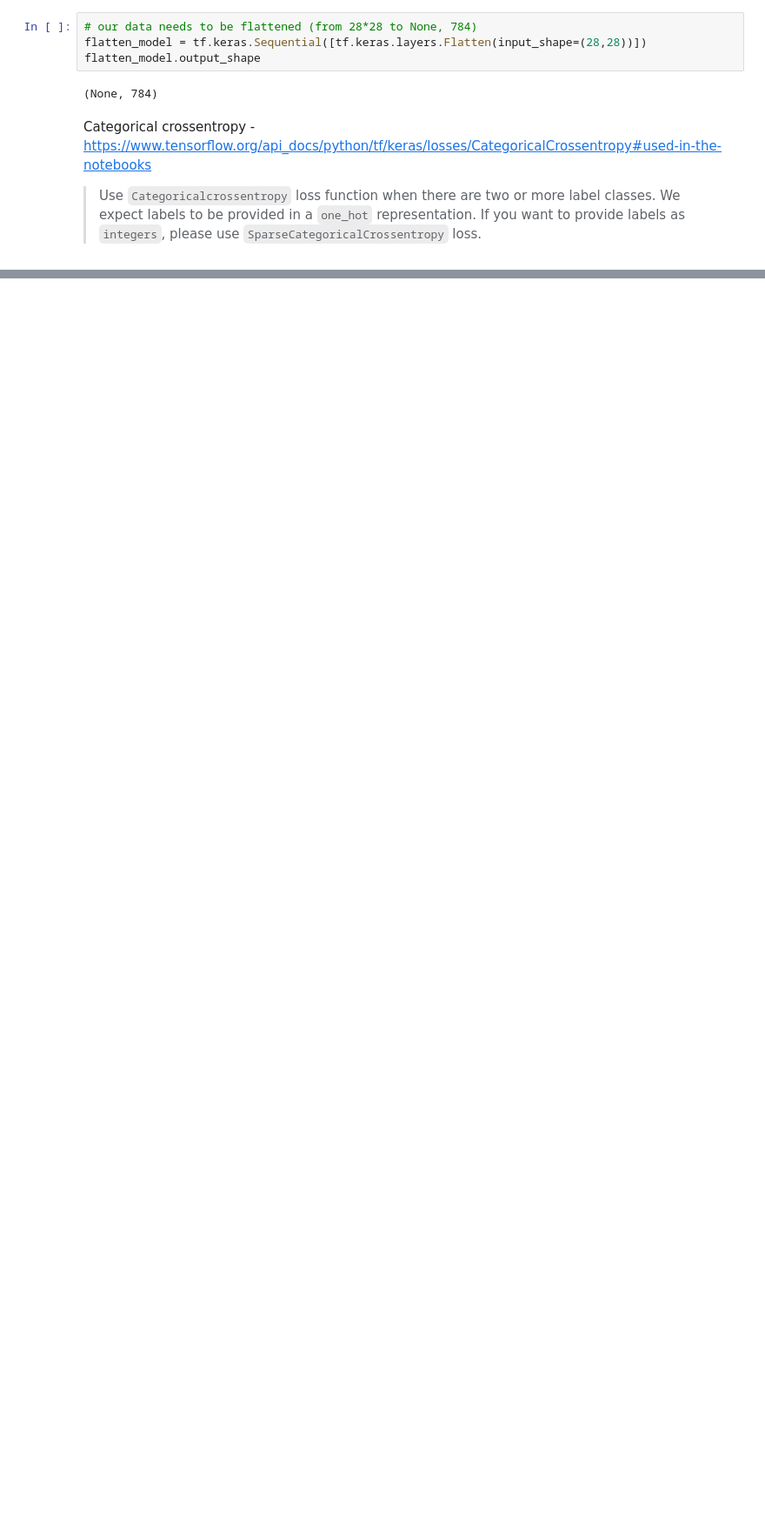
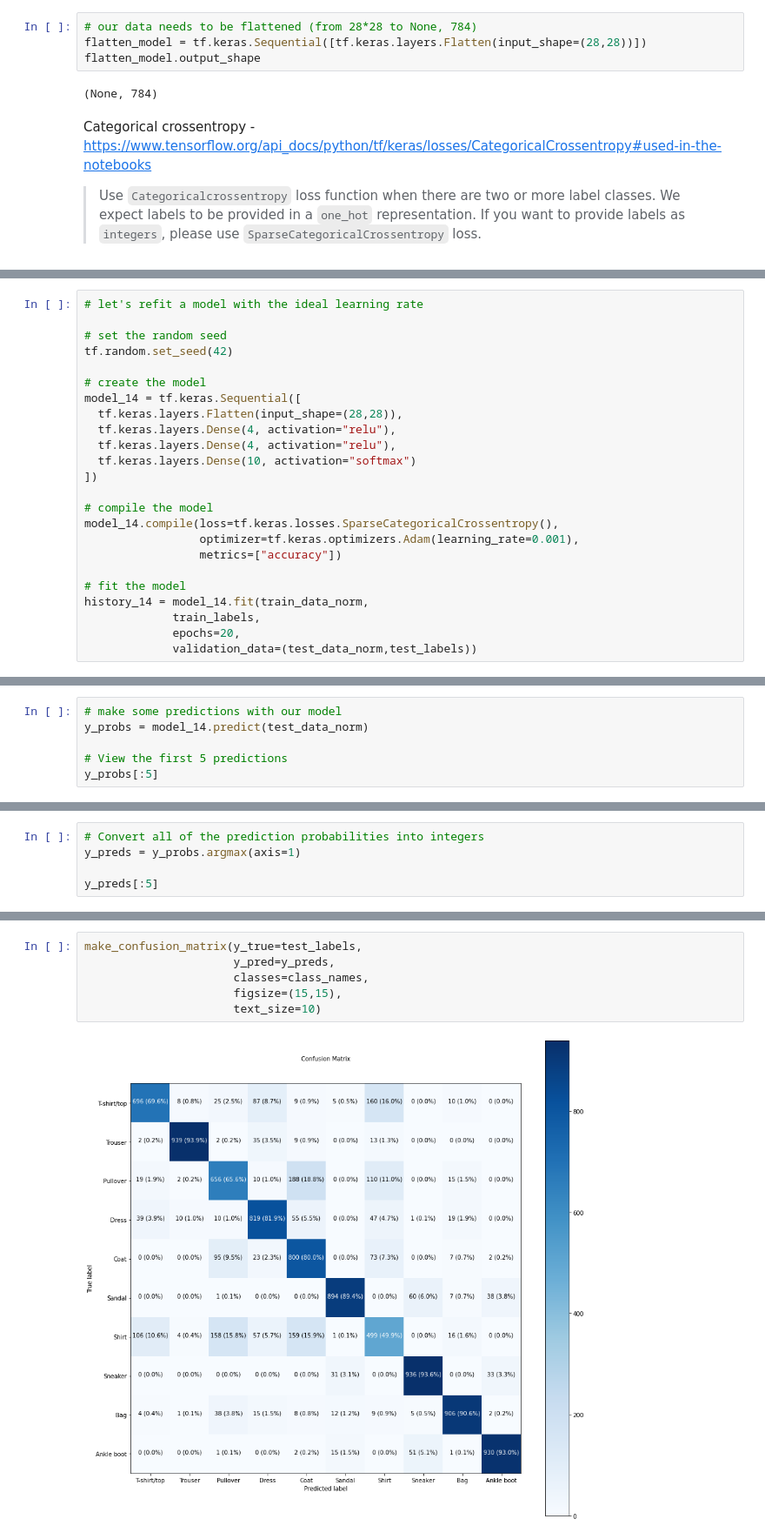
Before and after one commit to shaluc04/tensorflow-for-deeplearning, a Jupyter notebook: 02_neural_network_classification_with_tensorflow.ipynb, the cells around one changed output, grey strips where cells are left out. Shown: that part at 87% size. Saved outputs shown, nothing was run; the diff lists cells and outputs as text; blank space fills up the shorter version.

```diff
--- a/02_neural_network_classification_with_tensorflow.ipynb
+++ b/02_neural_network_classification_with_tensorflow.ipynb
@@ -1140,0 +1279,24 @@ Epoch 10/10
+# %%
+# let's refit a model with the ideal learning rate
+
+# set the random seed
+tf.random.set_seed(42)
+
+# create the model
+model_14 = tf.keras.Sequential([
+  tf.keras.layers.Flatten(input_shape=(28,28)),
+  tf.keras.layers.Dense(4, activation="relu"),
+  tf.keras.layers.Dense(4, activation="relu"),
+  tf.keras.layers.Dense(10, activation="softmax")
+])
+
+# compile the model
+model_14.compile(loss=tf.keras.losses.SparseCategoricalCrossentropy(),
+                 optimizer=tf.keras.optimizers.Adam(learning_rate=0.001),
+                 metrics=["accuracy"])
+
+# fit the model
+history_14 = model_14.fit(train_data_norm,
+             train_labels,
+             epochs=20,
+             validation_data=(test_data_norm,test_labels))
@@ -1140,0 +1395,6 @@ Epoch 10/10
+# %%
+# make some predictions with our model
+y_probs = model_14.predict(test_data_norm)
+
+# View the first 5 predictions
+y_probs[:5]
@@ -1140,0 +1432,5 @@ Epoch 10/10
+# %%
+# Convert all of the prediction probabilities into integers
+y_preds = y_probs.argmax(axis=1)
+
+y_preds[:5]
@@ -1140,0 +1457,8 @@ Epoch 10/10
+# %%
+make_confusion_matrix(y_true=test_labels,
+                      y_pred=y_preds,
+                      classes=class_names,
+                      figsize=(15,15),
+                      text_size=10)
+# %% [output]
+[figure, added]
```
Also changed, not shown: parts of 47 cells of this notebook.
